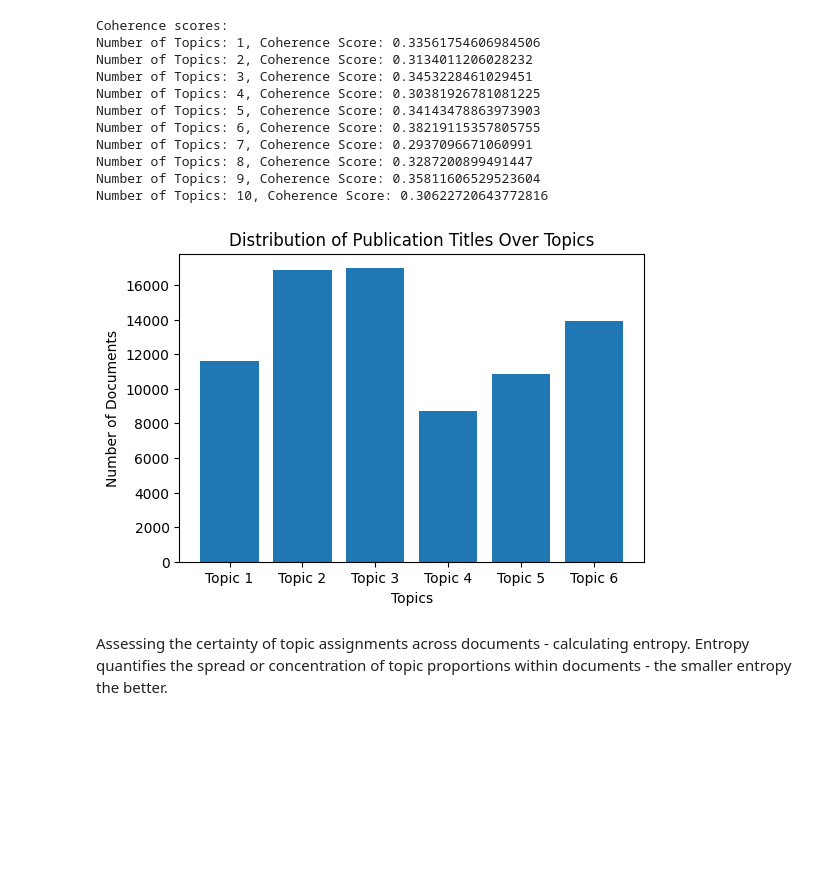
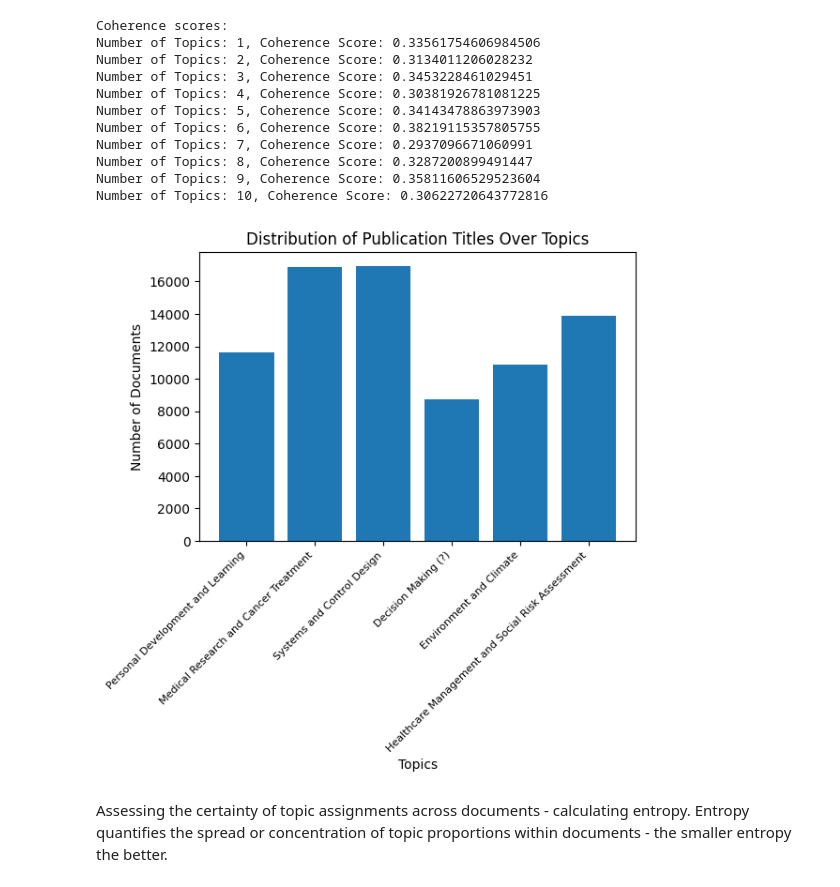
Before and after one commit to StefKirsch/clean-and-enrich-phd-supervisor-data, a Jupyter notebook: topic_modeling.ipynb, the cells around one changed output. Drawn from its saved outputs; the diff is of its cells as text; code cells hidden in the pictures; blank space fills up the shorter version.

Commit message:
Finished topic modeling (for now)

```diff
--- a/topic_modeling.ipynb
+++ b/topic_modeling.ipynb
@@ -223,17 +221,19 @@ Number of Topics: 10, Coherence Score: 0.30622720643772816
 # %%
 # topic proportions for each document
 topic_proportions = lda.transform(X)
 
 # plotting the distribution
 plt.figure(figsize=(6, 4))
-topics = [f'Topic {i+1}' for i in range(lda.n_components)]
+topics = ["Personal Development and Learning", "Medical Research and Cancer Treatment", "Systems and Control Design",
+          "Decision Making (?)", "Environment and Climate", "Healthcare Management and Social Risk Assessment"]
 plt.bar(topics, topic_proportions.sum(axis=0))
 plt.xlabel('Topics')
 plt.ylabel('Number of Documents')
+plt.xticks(rotation=45, ha='right', fontsize=8)  # Rotate labels by 45 degrees and align them to the right
 plt.title('Distribution of Publication Titles Over Topics')
 plt.show()
 # %% [output]
-[figure, old version]
+[figure, new version]
 # %% [markdown]
 Assessing the certainty of topic assignments across documents - calculating entropy. Entropy quantifies the spread or concentration of topic proportions within documents - the smaller entropy the better.
 # %%
```
Also changed, not shown: parts of 10 cells of this notebook.
